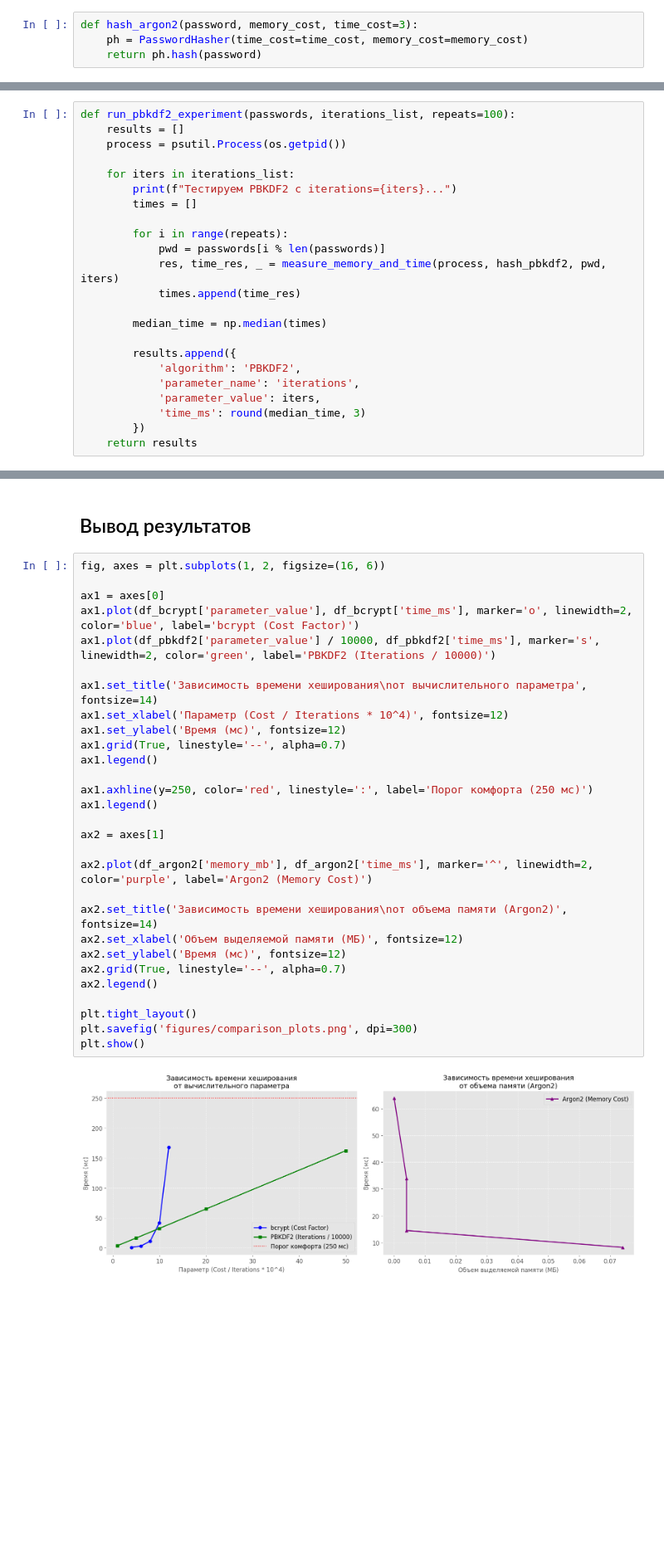
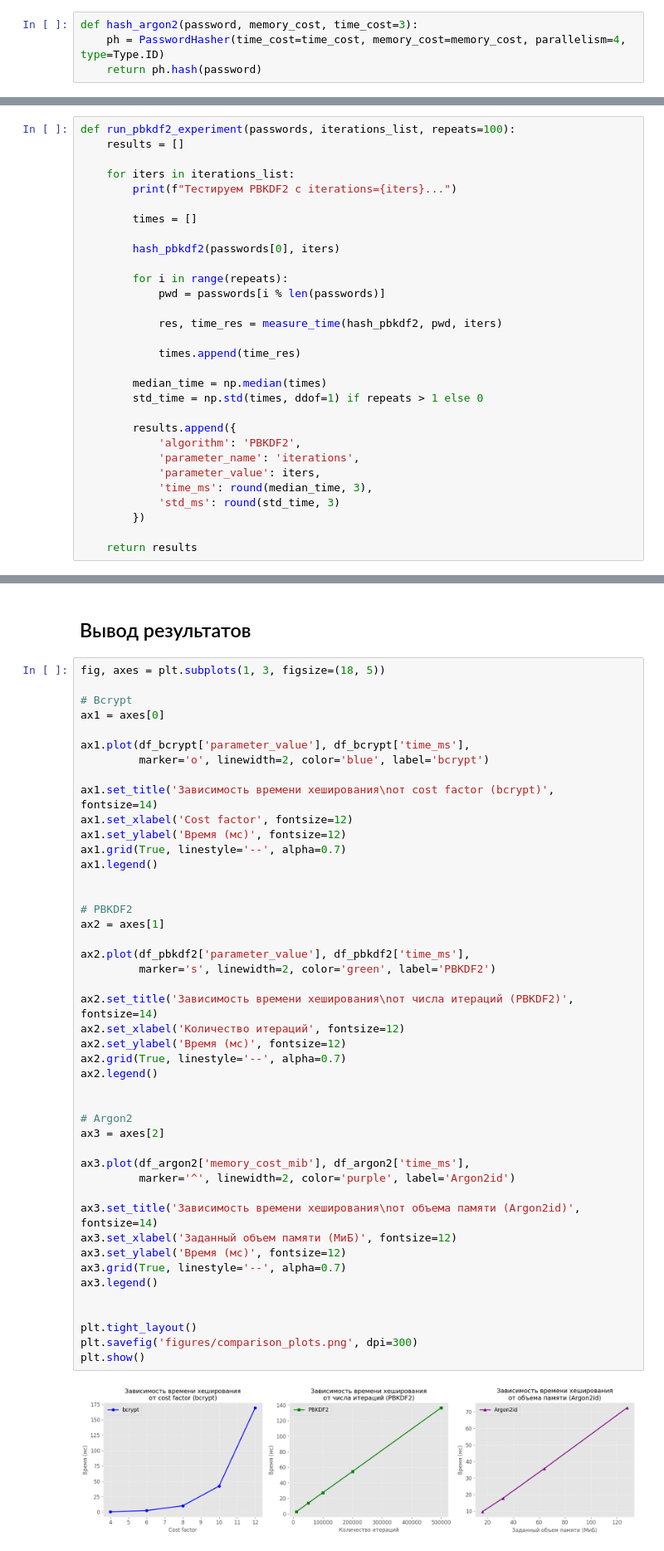
Before and after one commit to mosheadd/KR-NI-02, a Jupyter notebook: experiments/experiment.ipynb, the cells around one changed output, grey strips where cells are left out. Shown at 83% size. Drawn from its saved outputs; the diff is of its cells as text; blank space fills up the shorter version.

```diff
--- a/experiments/experiment.ipynb
+++ b/experiments/experiment.ipynb
@@ -111,7 +117,7 @@ df_bcrypt
 ### Argon2
 # %%
 def hash_argon2(password, memory_cost, time_cost=3):
-    ph = PasswordHasher(time_cost=time_cost, memory_cost=memory_cost)
+    ph = PasswordHasher(time_cost=time_cost, memory_cost=memory_cost, parallelism=4, type=Type.ID)
     return ph.hash(password)
 # %%
 def run_argon2_experiment(passwords, memory_costs, repeats=100):
@@ -169,25 +176,32 @@ def hash_pbkdf2(password, iterations):
 # %%
 def run_pbkdf2_experiment(passwords, iterations_list, repeats=100):
     results = []
-    process = psutil.Process(os.getpid())
 
     for iters in iterations_list:
         print(f"Тестируем PBKDF2 с iterations={iters}...")
+
         times = []
+
+        hash_pbkdf2(passwords[0], iters)
 
         for i in range(repeats):
             pwd = passwords[i % len(passwords)]
-            res, time_res, _ = measure_memory_and_time(process, hash_pbkdf2, pwd, iters)
+
+            res, time_res = measure_time(hash_pbkdf2, pwd, iters)
+
             times.append(time_res)
 
         median_time = np.median(times)
+        std_time = np.std(times, ddof=1) if repeats > 1 else 0
 
         results.append({
             'algorithm': 'PBKDF2',
             'parameter_name': 'iterations',
             'parameter_value': iters,
-            'time_ms': round(median_time, 3)
+            'time_ms': round(median_time, 3),
+            'std_ms': round(std_time, 3)
         })
+
     return results
 # %%
 iterations_to_test = [10000, 50000, 100000, 200000, 500000]
@@ -211,33 +225,49 @@ df_pbkdf2
 # %% [markdown]
 ## Вывод результатов
 # %%
-fig, axes = plt.subplots(1, 2, figsize=(16, 6))
+fig, axes = plt.subplots(1, 3, figsize=(18, 5))
 
+# Bcrypt
 ax1 = axes[0]
-ax1.plot(df_bcrypt['parameter_value'], df_bcrypt['time_ms'], marker='o', linewidth=2, color='blue', label='bcrypt (Cost Factor)')
-ax1.plot(df_pbkdf2['parameter_value'] / 10000, df_pbkdf2['time_ms'], marker='s', linewidth=2, color='green', label='PBKDF2 (Iterations / 10000)')
 
-ax1.set_title('Зависимость времени хеширования\nот вычислительного параметра', fontsize=14)
-ax1.set_xlabel('Параметр (Cost / Iterations * 10^4)', fontsize=12)
+ax1.plot(df_bcrypt['parameter_value'], df_bcrypt['time_ms'],
+         marker='o', linewidth=2, color='blue', label='bcrypt')
+
+ax1.set_title('Зависимость времени хеширования\nот cost factor (bcrypt)', fontsize=14)
+ax1.set_xlabel('Cost factor', fontsize=12)
 ax1.set_ylabel('Время (мс)', fontsize=12)
 ax1.grid(True, linestyle='--', alpha=0.7)
 ax1.legend()
 
-ax1.axhline(y=250, color='red', linestyle=':', label='Порог комфорта (250 мс)')
-ax1.legend()
 
+# PBKDF2
 ax2 = axes[1]
 
-ax2.plot(df_argon2['memory_mb'], df_argon2['time_ms'], marker='^', linewidth=2, color='purple', label='Argon2 (Memory Cost)')
+ax2.plot(df_pbkdf2['parameter_value'], df_pbkdf2['time_ms'],
+         marker='s', linewidth=2, color='green', label='PBKDF2')
 
-ax2.set_title('Зависимость времени хеширования\nот объема памяти (Argon2)', fontsize=14)
-ax2.set_xlabel('Объем выделяемой памяти (МБ)', fontsize=12)
+ax2.set_title('Зависимость времени хеширования\nот числа итераций (PBKDF2)', fontsize=14)
+ax2.set_xlabel('Количество итераций', fontsize=12)
 ax2.set_ylabel('Время (мс)', fontsize=12)
 ax2.grid(True, linestyle='--', alpha=0.7)
 ax2.legend()
 
+
+# Argon2
+ax3 = axes[2]
+
+ax3.plot(df_argon2['memory_cost_mib'], df_argon2['time_ms'],
+         marker='^', linewidth=2, color='purple', label='Argon2id')
+
+ax3.set_title('Зависимость времени хеширования\nот объема памяти (Argon2id)', fontsize=14)
+ax3.set_xlabel('Заданный объем памяти (МиБ)', fontsize=12)
+ax3.set_ylabel('Время (мс)', fontsize=12)
+ax3.grid(True, linestyle='--', alpha=0.7)
+ax3.legend()
+
+
 plt.tight_layout()
 plt.savefig('figures/comparison_plots.png', dpi=300)
 plt.show()
 # %% [output]
-[figure, old version]
+[figure, new version]
```
Also changed, not shown: parts of 9 cells of this notebook, 3 other files.
